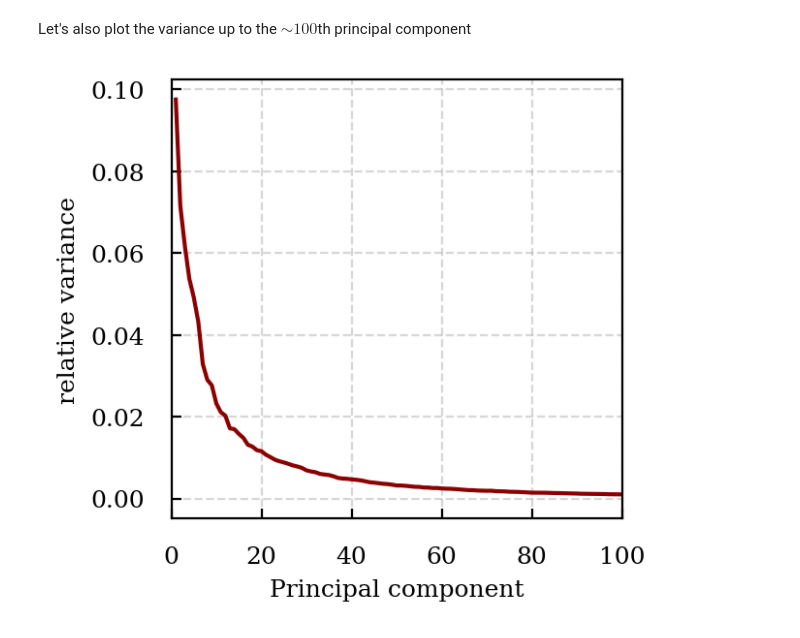
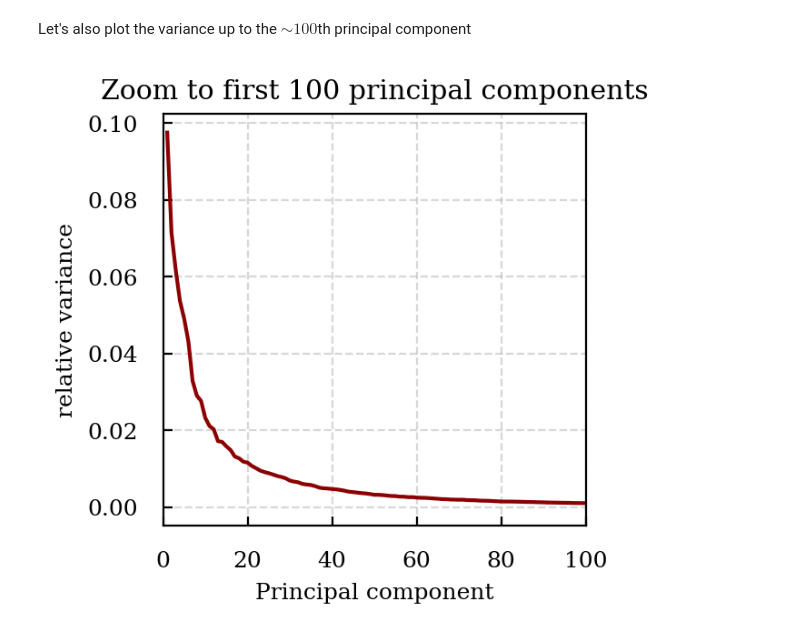
Before and after one commit to dtanoglidis/Machine-Learning-and-Large-Scale-Data-Analysis, a Jupyter notebook: HW2_Prob5_Tanoglidis.ipynb, the cells around one changed output. Drawn from its saved outputs; the diff is of its cells as text; code cells hidden in the pictures.

```diff
--- a/HW2_Prob5_Tanoglidis.ipynb
+++ b/HW2_Prob5_Tanoglidis.ipynb
@@ -102,10 +102,10 @@ Here I will follow the more intuitive approach of eigendecomposition of the cova
 # %%
 # Subtract the means
 data_train_new = np.zeros((42000,784))
-
+data_means = np.zeros(784)
 for i in range(784):
-    data_means = np.sum(data_train[:,i])/42000.0
-    data_train_new[:,i] = data_train[:,i] - data_means
+    data_means[i] = np.sum(data_train[:,i])/42000.0
+    data_train_new[:,i] = data_train[:,i] - data_means[i]
 
 # ===================================================
 # Get the covariance matrix
@@ -161,10 +161,11 @@ Let's also plot the variance up to the $\sim 100$th principal component
 # %%
 plt.figure(figsize=(3, 3))
 
 plt.plot(prin_comp, eig_vals/np.sum(eig_vals), c = 'darkred')
 plt.xlim(0,100)
 plt.grid(ls='--',alpha=0.5)
 plt.xlabel('Principal component');plt.ylabel('relative variance')
+plt.title('Zoom to first 100 principal components')
 plt.show()
 # %% [output]
-[figure, old version]
+[figure, new version]
```
Also changed, not shown: parts of 9 cells of this notebook.
